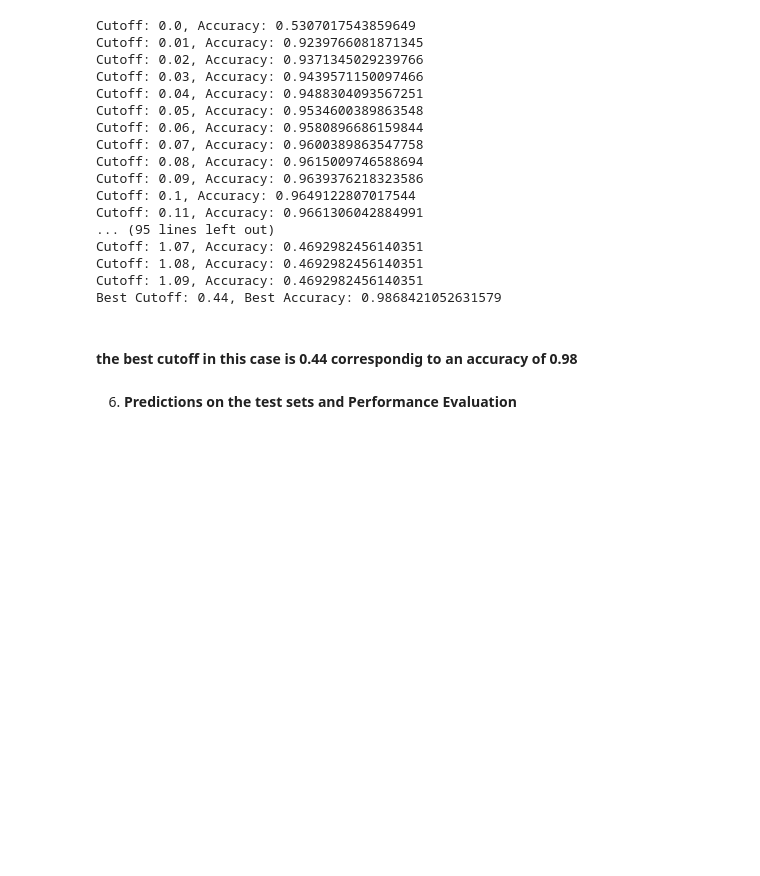
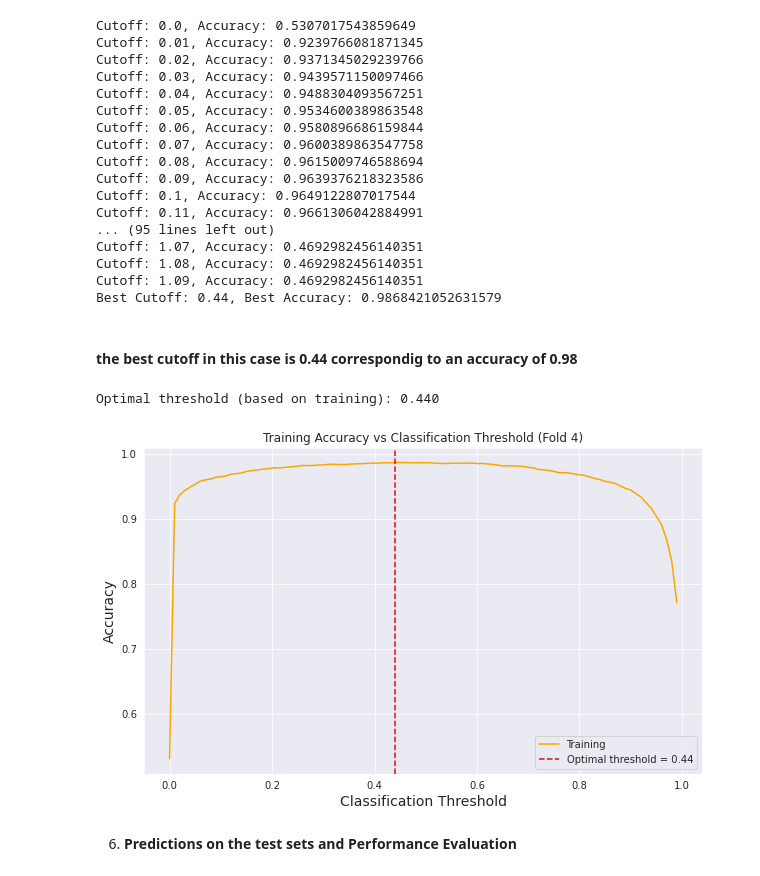
Before and after one commit to domingasbd/PBT-project, a Jupyter notebook: Training_and_predicting_splitting_strategies.ipynb, the cells around one changed output. Saved outputs shown, nothing was run; the diff lists cells and outputs as text; code cells hidden in the pictures; blank space fills up the shorter version.

```diff
--- a/Training_and_predicting_splitting_strategies.ipynb
+++ b/Training_and_predicting_splitting_strategies.ipynb
@@ -375,6 +395,50 @@ Cutoff: 1.09, Accuracy: 0.4692982456140351
 Best Cutoff: 0.44, Best Accuracy: 0.9868421052631579
 # %% [markdown]
 #### **the best cutoff in this case is 0.44 correspondig to an accuracy of 0.98**
+# %%
+import numpy as np
+import pandas as pd
+import matplotlib.pyplot as plt
+from sklearn.metrics import accuracy_score
+
+# Load training predictions and true labels from fold 4
+train_preds = pd.read_csv('kfold_outputs/RS_CV_results/fold_4/train_predictions.csv')
+train_true = pd.read_csv('kfold_outputs/RS_CV_results/fold_4/train_full.csv')
+
+# Create range of thresholds
+thresholds = np.arange(0, 1, 0.01)
+
+# Calculate training accuracies
+train_accuracies = []
+for threshold in thresholds:
+    pred_binary = (train_preds.iloc[:, 1] >= threshold).astype(int)
+    acc = accuracy_score(train_true.iloc[:, 1], pred_binary)
+    train_accuracies.append(acc)
+
+# Find optimal threshold from training data
+optimal_threshold_idx = np.argmax(train_accuracies)
+optimal_threshold = thresholds[optimal_threshold_idx]
+
+print(f"Optimal threshold (based on training): {optimal_threshold:.3f}")
+
+# Plot accuracies vs threshold
+plt.figure(figsize=(10, 6))
+plt.plot(thresholds, train_accuracies, 'orange', label='Training')
+
+# Add vertical line for optimal threshold
+plt.axvline(x=optimal_threshold, color='r', linestyle='--',
+            label=f'Optimal threshold = {optimal_threshold:.2f}')
+
+plt.xlabel('Classification Threshold', fontsize=14)
+plt.ylabel('Accuracy', fontsize=14)
+
+plt.title('Training Accuracy vs Classification Threshold (Fold 4)')
+plt.grid(True)
+plt.legend()
+plt.show()
+# %% [output]
+Optimal threshold (based on training): 0.440
+[figure, added]
 # %%
 threshold = 0.44
 
```
Also changed, not shown: parts of 44 cells of this notebook.
